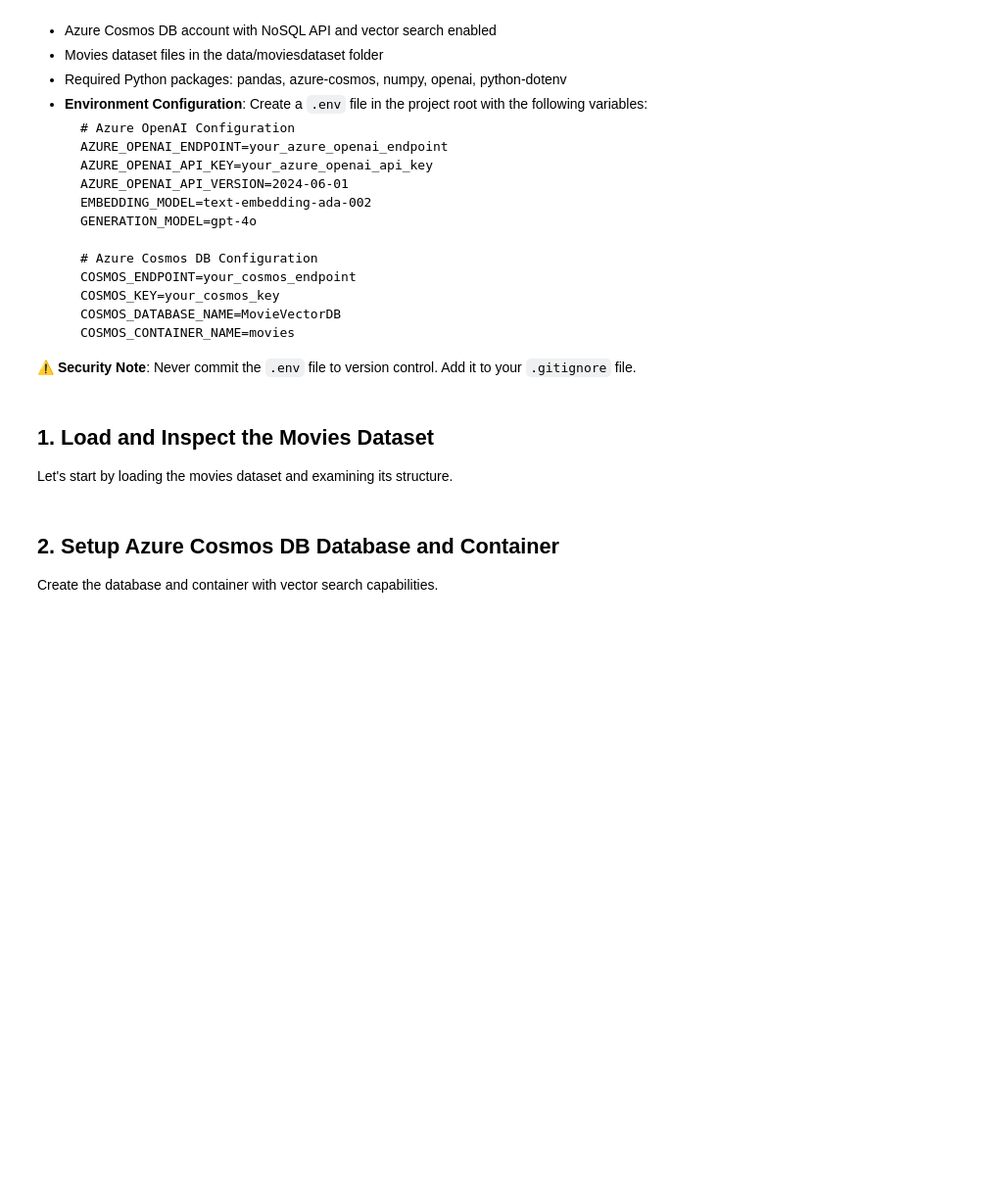
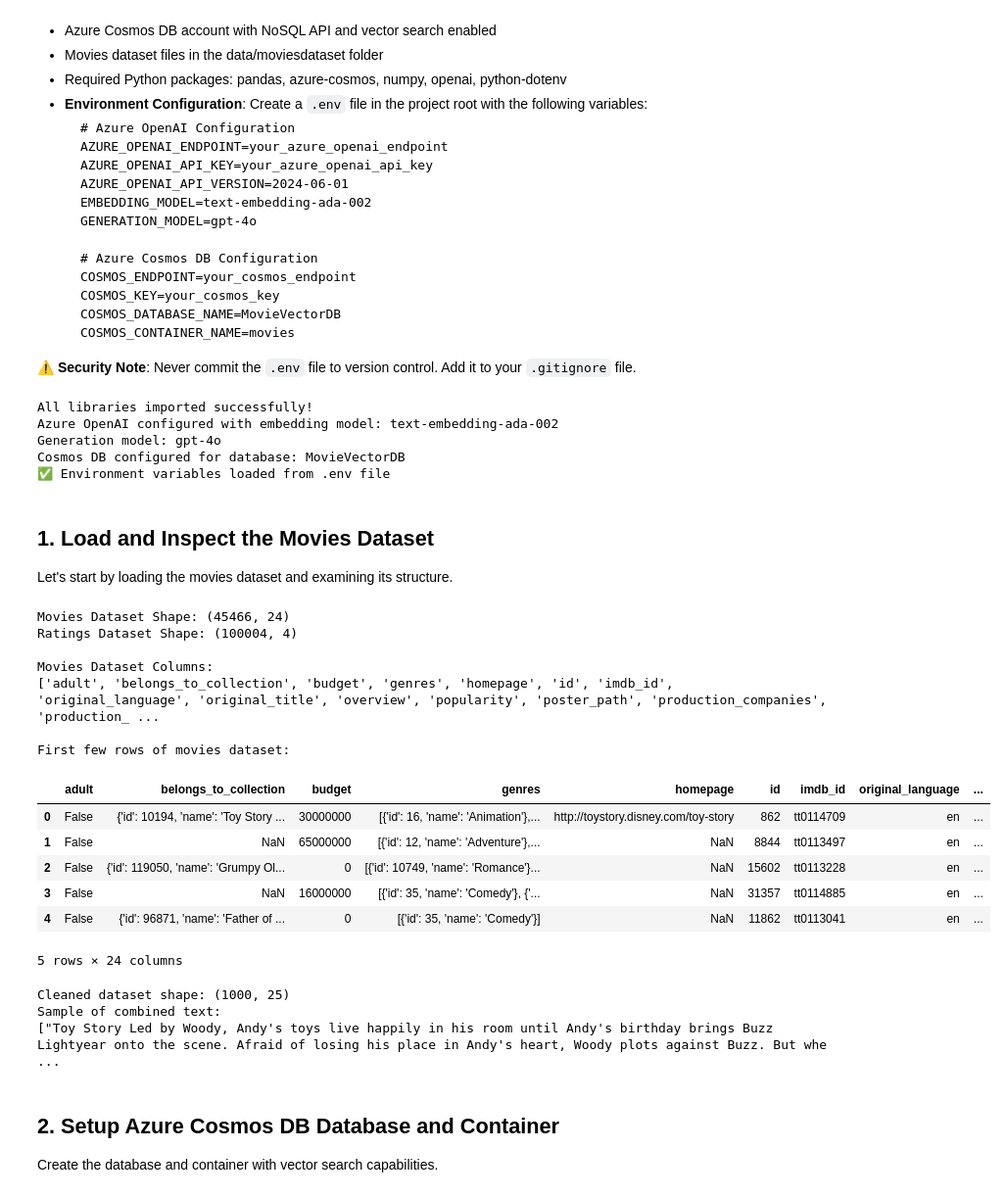
Before and after one commit to pratimav0420/Azure-Vector-Databases, a Jupyter notebook: CosmosDBNoSqlAPI/MovieDataset_CosmosDBVectors_Demo.ipynb, the cells around one changed output. Shown: that part at 98% size. Drawn from its saved outputs; the diff is of its cells as text; code cells hidden in the pictures; blank space fills up the shorter version.

Commit message:
cosmosdb notebook changes

```diff
--- a/CosmosDBNoSqlAPI/MovieDataset_CosmosDBVectors_Demo.ipynb
+++ b/CosmosDBNoSqlAPI/MovieDataset_CosmosDBVectors_Demo.ipynb
@@ -70,6 +70,7 @@ from dotenv import load_dotenv
 from azure.cosmos import CosmosClient, PartitionKey, exceptions
 from azure.cosmos.container import ContainerProxy
 from azure.cosmos.database import DatabaseProxy
+from azure.identity import DefaultAzureCredential
 
 warnings.filterwarnings('ignore')
 
@@ -83,17 +84,22 @@ AZURE_OPENAI_API_VERSION = os.getenv("AZURE_OPENAI_API_VERSION", "2024-06-01")
 EMBEDDING_MODEL = os.getenv("EMBEDDING_MODEL", "text-embedding-ada-002")
 GENERATION_MODEL = os.getenv("GENERATION_MODEL", "gpt-4o")
 
-# Azure Cosmos DB Configuration from environment variables
-COSMOS_ENDPOINT = os.getenv("COSMOS_ENDPOINT")
-COSMOS_KEY = os.getenv("COSMOS_KEY")
-COSMOS_DATABASE_NAME = os.getenv("COSMOS_DATABASE_NAME", "MovieVectorDB")
-COSMOS_CONTAINER_NAME = os.getenv("COSMOS_CONTAINER_NAME", "movies")
+# Azure Cosmos DB Configuration from environment variables or existing Python variables
+COSMOS_ENDPOINT = os.getenv("COSMOS_ENDPOINT") or ""
+COSMOS_KEY = os.getenv("COSMOS_KEY") or ""
+COSMOS_DATABASE_NAME = os.getenv("COSMOS_DATABASE_NAME") or "MovieVectorDB"
+COSMOS_CONTAINER_NAME = os.getenv("COSMOS_CONTAINER_NAME") or "movies"
 
-# Validate required environment variables
-required_vars = ["AZURE_OPENAI_ENDPOINT", "AZURE_OPENAI_API_KEY", "COSMOS_ENDPOINT", "COSMOS_KEY"]
-missing_vars = [var for var in required_vars if not os.getenv(var)]
+# Validate required configuration (from env or Python variables)
+required_vars = {
+    "AZURE_OPENAI_ENDPOINT": AZURE_OPENAI_ENDPOINT,
+    "AZURE_OPENAI_API_KEY": AZURE_OPENAI_API_KEY,
+    "COSMOS_ENDPOINT": COSMOS_ENDPOINT,
+    "COSMOS_KEY": COSMOS_KEY
+}
+missing_vars = [k for k, v in required_vars.items() if not v]
 if missing_vars:
-    raise ValueError(f"Missing required environment variables: {', '.join(missing_vars)}")
+    raise ValueError(f"Missing required configuration variables: {', '.join(missing_vars)}")
 
 # Initialize Azure OpenAI client
 openai_client = AzureOpenAI(
@@ -101,8 +107,8 @@ openai_client = AzureOpenAI(
     api_key=AZURE_OPENAI_API_KEY,
     api_version=AZURE_OPENAI_API_VERSION
 )
-
-# Initialize Cosmos DB client
+# Initialize Cosmos DB client using AAD (token-based) authentication
+aad_credential = DefaultAzureCredential()
 cosmos_client = CosmosClient(COSMOS_ENDPOINT, COSMOS_KEY)
 
 print("All libraries imported successfully!")
@@ -110,23 +116,44 @@ print(f"Azure OpenAI configured with embedding model: {EMBEDDING_MODEL}")
 print(f"Generation model: {GENERATION_MODEL}")
 print(f"Cosmos DB configured for database: {COSMOS_DATABASE_NAME}")
 print("✅ Environment variables loaded from .env file")
+# %% [output]
+All libraries imported successfully!
+Azure OpenAI configured with embedding model: text-embedding-ada-002
+Generation model: gpt-4o
+Cosmos DB configured for database: MovieVectorDB
+✅ Environment variables loaded from .env file
 # %% [markdown]
 ## 1. Load and Inspect the Movies Dataset
 
 Let's start by loading the movies dataset and examining its structure.
 # %%
 # Load the movies metadata
-movies_df = pd.read_csv(r'data\moviesdataset\movies_metadata.csv', low_memory=False)
+movies_df = pd.read_csv(r'..\data\moviesdataset\movies_metadata.csv', low_memory=False)
 
 # Load ratings data (using smaller dataset for demo)
-ratings_df = pd.read_csv(r'data\moviesdataset\ratings_small.csv')
+ratings_df = pd.read_csv(r'..\data\moviesdataset\ratings_small.csv')
 
 print("Movies Dataset Shape:", movies_df.shape)
 print("Ratings Dataset Shape:", ratings_df.shape)
 print("\nMovies Dataset Columns:")
 print(movies_df.columns.tolist())
 print("\nFirst few rows of movies dataset:")
 movies_df.head()
+# %% [output]
+Movies Dataset Shape: (45466, 24)
+Ratings Dataset Shape: (100004, 4)
+
+Movies Dataset Columns:
+['adult', 'belongs_to_collection', 'budget', 'genres', 'homepage', 'id', 'imdb_id', 'original_language', 'original_title', 'overview', 'popularity', 'poster_path', 'production_companies', 'production_ ...
+
+First few rows of movies dataset:
+|  | adult | belongs_to_collection | budget | genres | homepage | id | imdb_id | original_language | ... |
+| 0 | False | {'id': 10194, 'name': 'Toy Story ... | 30000000 | [{'id': 16, 'name': 'Animation'},... | http://toystory.disney.com/toy-story | 862 | tt0114709 | en | ... |
+| 1 | False | NaN | 65000000 | [{'id': 12, 'name': 'Adventure'},... | NaN | 8844 | tt0113497 | en | ... |
+| 2 | False | {'id': 119050, 'name': 'Grumpy Ol... | 0 | [{'id': 10749, 'name': 'Romance'}... | NaN | 15602 | tt0113228 | en | ... |
+| 3 | False | NaN | 16000000 | [{'id': 35, 'name': 'Comedy'}, {'... | NaN | 31357 | tt0114885 | en | ... |
+| 4 | False | {'id': 96871, 'name': 'Father of ... | 0 | [{'id': 35, 'name': 'Comedy'}] | NaN | 11862 | tt0113041 | en | ... |
+5 rows × 24 columns
 # %%
 # Clean and preprocess the data
 def clean_movies_data(df):
@@ -159,6 +186,10 @@ movies_subset = movies_clean.head(1000).copy()
 print(f"Cleaned dataset shape: {movies_subset.shape}")
 print(f"Sample of combined text:")
 print(movies_subset['combined_text'].head(3).tolist())
+# %% [output]
+Cleaned dataset shape: (1000, 25)
+Sample of combined text:
+["Toy Story Led by Woody, Andy's toys live happily in his room until Andy's birthday brings Buzz Lightyear onto the scene. Afraid of losing his place in Andy's heart, Woody plots against Buzz. But whe ...
 # %% [markdown]
 ## 2. Setup Azure Cosmos DB Database and Container
 
```
Also changed, not shown: parts of 7 cells of this notebook.
